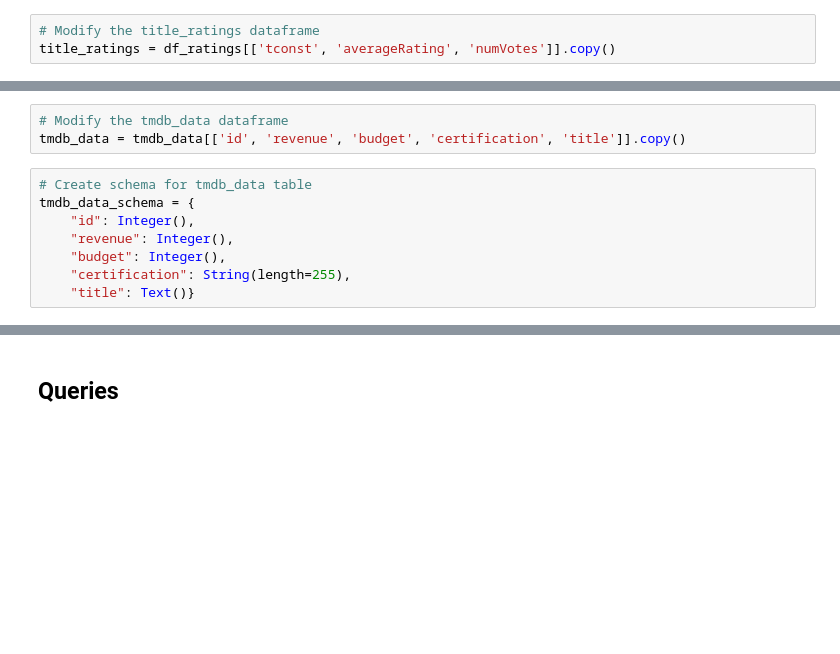
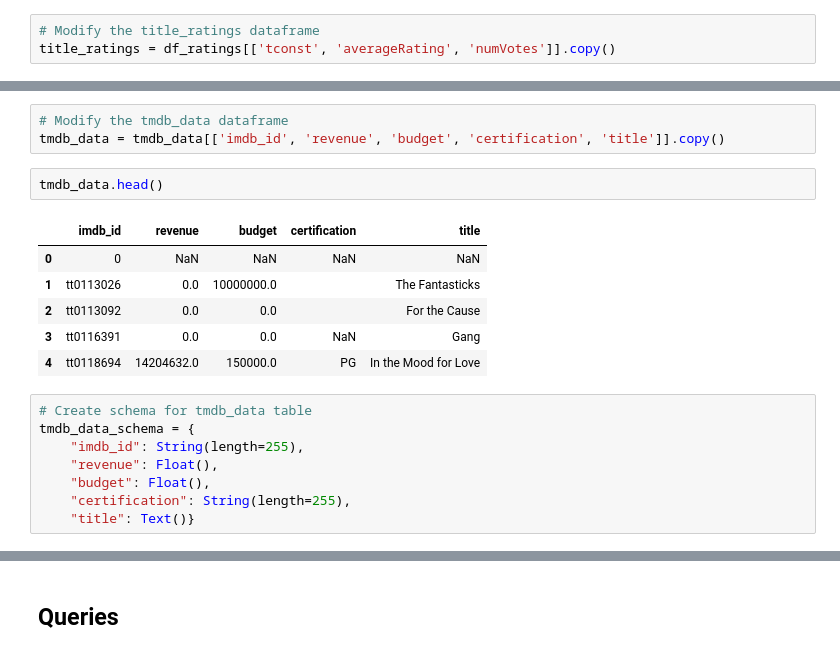
Before and after one commit to A-Kutscher/IMDB-TMDB-Analysis, a Jupyter notebook: Movies - Part 3 -- MySQL Database.ipynb, the cells around one changed output, grey strips where cells are left out. Saved outputs shown, nothing was run; the diff lists cells and outputs as text; blank space fills up the shorter version.

```diff
--- a/Movies - Part 3 -- MySQL Database.ipynb
+++ b/Movies - Part 3 -- MySQL Database.ipynb
@@ -325,13 +339,22 @@ CREATE TABLE genres (
 26
 # %%
 # Modify the tmdb_data dataframe
-tmdb_data = tmdb_data[['id', 'revenue', 'budget', 'certification', 'title']].copy()
+tmdb_data = tmdb_data[['imdb_id', 'revenue', 'budget', 'certification', 'title']].copy()
+# %%
+tmdb_data.head()
+# %% [output]
+|  | imdb_id | revenue | budget | certification | title |
+| 0 | 0 | NaN | NaN | NaN | NaN |
+| 1 | tt0113026 | 0.0 | 10000000.0 |  | The Fantasticks |
+| 2 | tt0113092 | 0.0 | 0.0 |  | For the Cause |
+| 3 | tt0116391 | 0.0 | 0.0 | NaN | Gang |
+| 4 | tt0118694 | 14204632.0 | 150000.0 | PG | In the Mood for Love |
 # %%
 # Create schema for tmdb_data table
 tmdb_data_schema = {
-    "id": Integer(),
-    "revenue": Integer(),
-    "budget": Integer(),
+    "imdb_id": String(length=255),
+    "revenue": Float(),
+    "budget": Float(),
     "certification": String(length=255),
     "title": Text()}
 # %%
```
Also changed, not shown: parts of 13 cells of this notebook, 46 other files.
